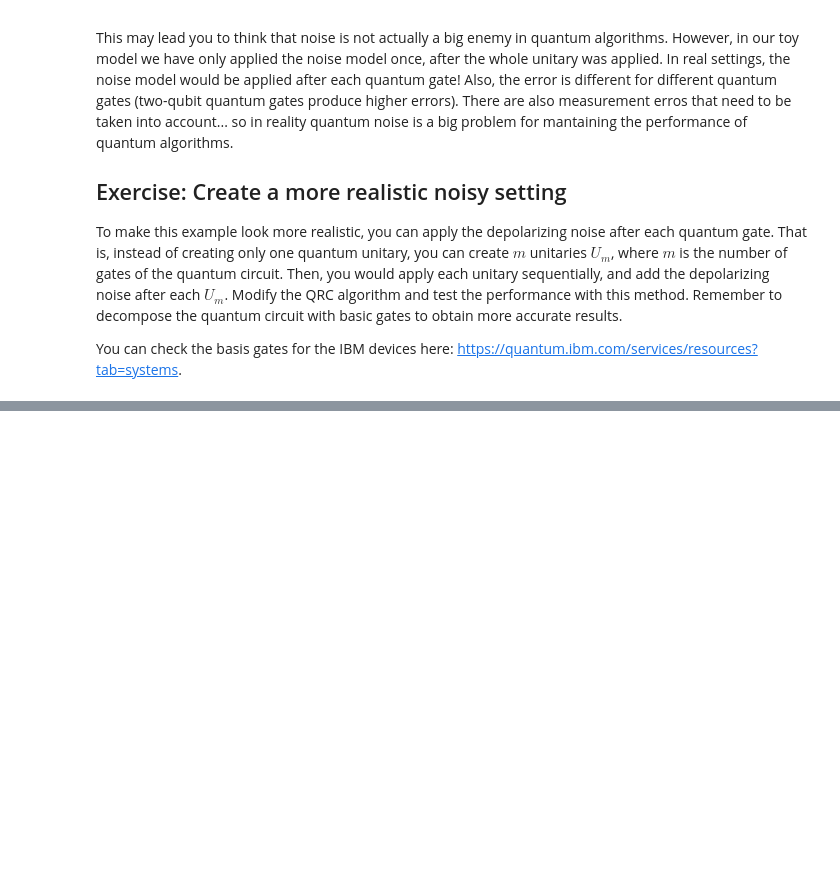
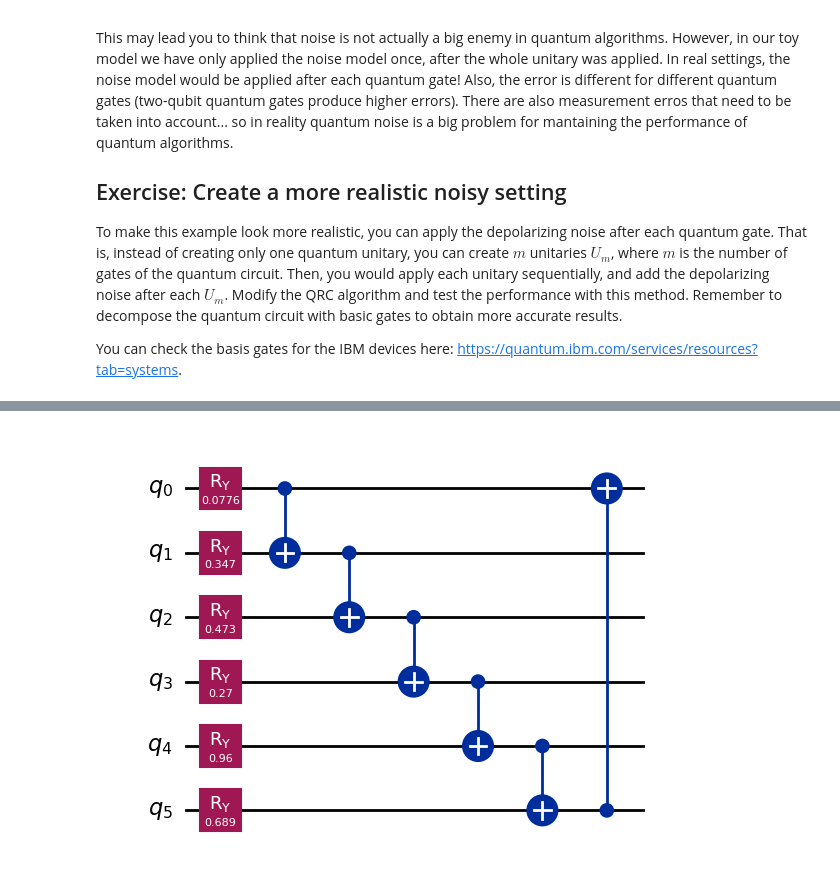
Before and after one commit to laiadc/QML, a Jupyter notebook: QRC tutorial/Quantum_Reservoir_Computing.ipynb, the cells around one changed output, grey strips where cells are left out. Drawn from its saved outputs; the diff is of its cells as text; code cells hidden in the pictures; blank space fills up the shorter version.

```diff
--- a/QRC tutorial/Quantum_Reservoir_Computing.ipynb
+++ b/QRC tutorial/Quantum_Reservoir_Computing.ipynb
@@ -574,0 +620,14 @@ Where $ x_{\text{extra}}(t)$ is a vector containing the regressor variables.
+# %%
+# As a simple example
+def get_unitary_circuit(nqbits = 5, L = 1):
+    circ = QuantumCircuit(nqbits + L)
+    for i in range(nqbits + L):
+        theta = np.random.rand(1)[0]
+        circ.ry(theta,i)
+    for i in range(nqbits + L):
+        circ.cx(i, (i+1)%(nqbits + L))
+    return circ
+qc_U = get_unitary_circuit(nqbits, L)
+qc_U.draw('mpl')
+# %% [output]
+[figure, added]
```
Also changed, not shown: parts of 35 cells of this notebook.
